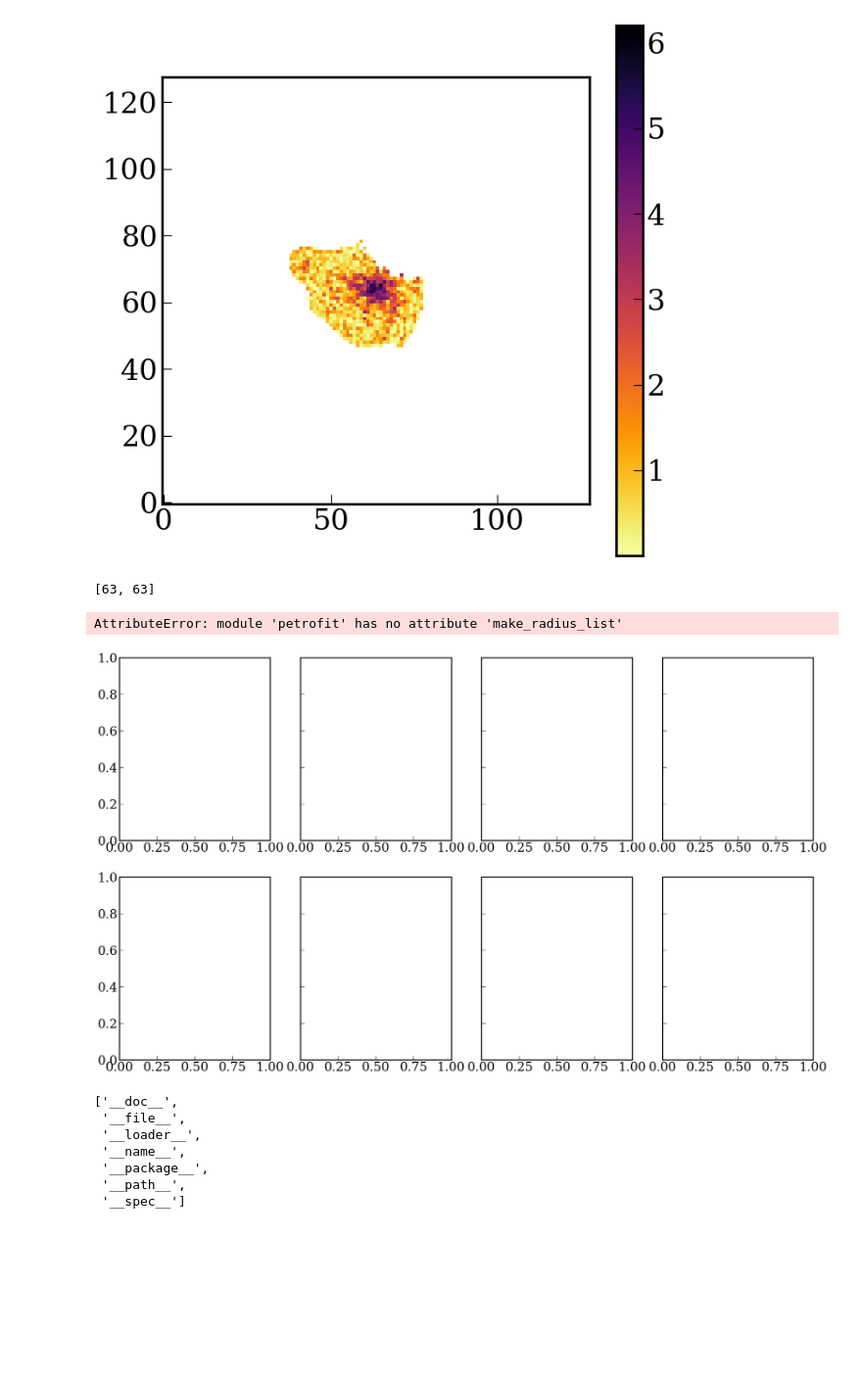
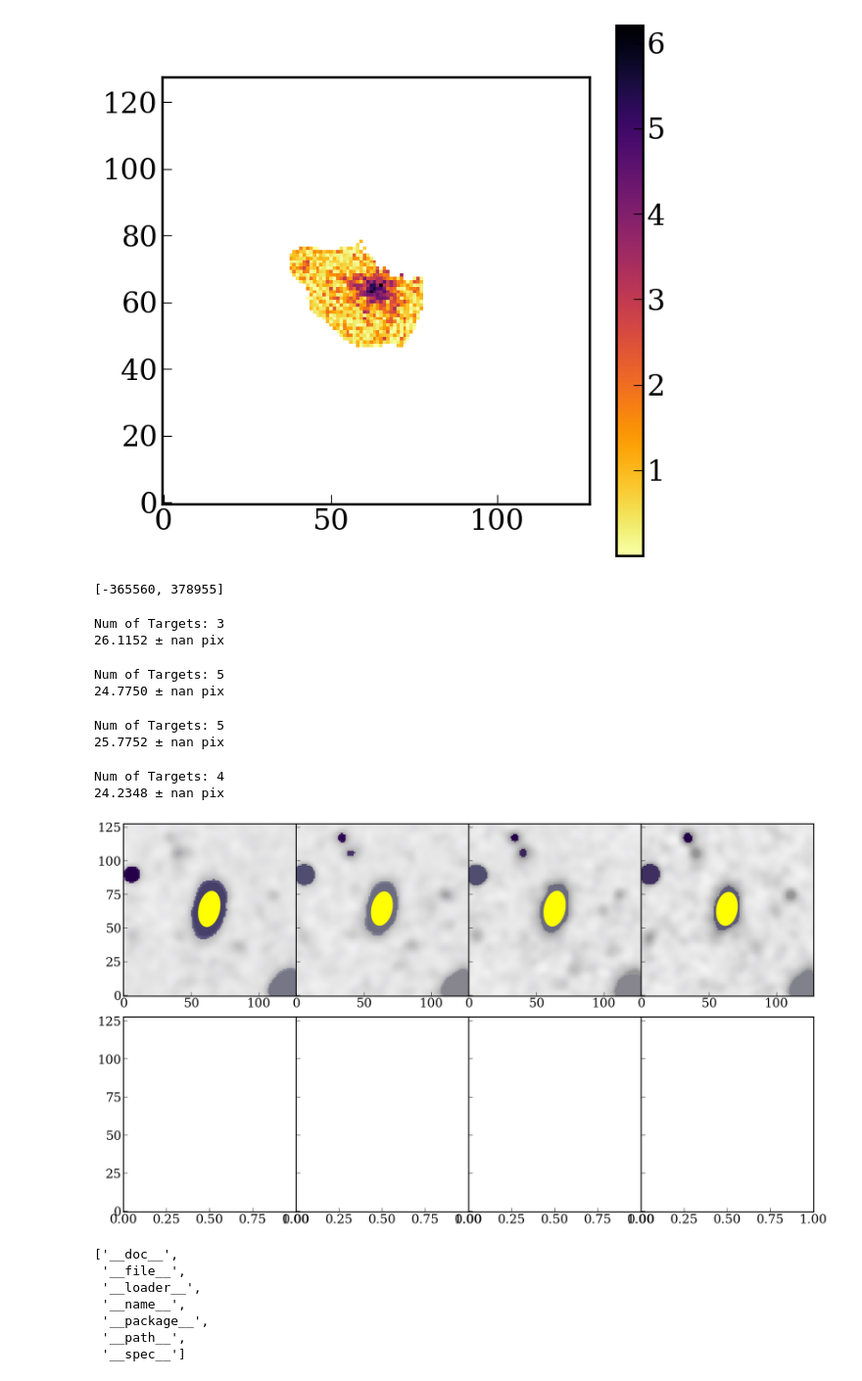
Before and after one commit to joy-228/morphy, a Jupyter notebook: photutils_test.ipynb, the cells around one changed output. Shown at 98% size. Saved outputs shown, nothing was run; the diff lists cells and outputs as text; code cells hidden in the pictures; blank space fills up the shorter version.

```diff
--- a/photutils_test.ipynb
+++ b/photutils_test.ipynb
@@ -123,11 +130,11 @@ def image_bkg(img_dat,c=['g','r','i','z']):
 
     return np.stack(img_sub,0),img_hdr, np.stack(img_rms,0),glob_rms
 # %%
-#filename = cutout_list[npr.choice(len(cutout_list))]
-#pos = [float(p) for p in re.findall(r"[-+]?(?:\d*\.*\d+)", filename)]
+filename = cutout_list[npr.choice(len(cutout_list))]
+pos = [float(p) for p in re.findall(r"[-+]?(?:\d*\.*\d+)", filename)]
 pos = [0.1193843,20.6195711]
-filename = 'cutout_{:.4f}_{:.4f}.fits'.format(pos[0],pos[1])
-print(filename,pos)
+#filename = 'cutout_{:.4f}_{:.4f}.fits'.format(pos[0],pos[1])
+#print(filename,pos)
 #pos = np.array([8.3580602,-64.2416358])
 pos_coord = SkyCoord(ra=pos[0]*u.degree, dec=pos[1]*u.degree, frame='icrs')
 #download_cutout(pos.reshape(1,2))
@@ -391,8 +397,7 @@ dir(statmorph)
 <matplotlib.colorbar.Colorbar at 0x...>
 [figure]
 # %%
-#from astropy.stats import sigma_clipped_stats
-#from photutils.utils import calc_total_error
+
 from astropy.convolution import convolve
 
 fig,ax=plt.subplots(2,4,figsize=(24,14),sharey=True)
@@ -400,6 +405,7 @@ fig,ax=plt.subplots(2,4,figsize=(24,14),sharey=True)
 w = wcs.WCS(img_hdr,naxis=2)
 wc = [int(i) for i in w.world_to_pixel(pos_coord)]
 print(wc)
+model_psf = psf_grid(d_psf=8,fwhm=3)
 
 max_pix = 50
 r_list = pf.make_radius_list(max_pix=max_pix, # Max pixel to go up to
@@ -423,37 +429,44 @@ for i,key in enumerate(channels):
 
         print("Num of Targets:", len(cat))
 
-        ax[0,i].imshow(segm_deblend, interpolation='nearest', cmap=mcm.Purples,vmin=0, vmax=len(cat), origin='lower',alpha=0.4)
+        ax[0,i].imshow(segm_deblend, interpolation='nearest', cmap=mcm.Purples,vmin=0, vmax=len(cat), origin='lower',alpha=0.6)
 
         source = cat[sorted_idx_list[0]]  # get source from the catalog
 
         # Photomerty
         flux_arr, area_arr, error_arr = pf.source_photometry(
             # Inputs
             source, # Source (`photutils.segmentation.catalog.SourceCatalog`)
             result, # Image as 2D array
             segm_deblend, # Deblended segmentation map of image
 
             r_list, # list of aperture radii
             error=img_rms[i], # Error image (optional)
 
         )
 
         p = pf.Petrosian(r_list, area_arr, flux_arr, flux_err=error_arr)
         print("{:0.4f} ± {:0.4f} pix".format(p.r_petrosian, p.r_petrosian_err))
 
         x0,y0 = source.to_table()['xcentroid'][0],source.to_table()['ycentroid'][0]
         eccn,theta = source.to_table()['eccentricity'][0],source.to_table()['orientation'][0].value
 
         ellipse = Ellipse((x0,y0), p.r_petrosian, p.r_petrosian*np.sqrt(1-eccn*eccn), angle=theta,lw=3,color='yellow')
         ax[0,i].add_artist(ellipse)
 
 plt.subplots_adjust(wspace=0.0,hspace=0.05)
 plt.show()
 # %% [output]
-[63, 63]
+[-365560, 378955]
-AttributeError: module 'petrofit' has no attribute 'make_radius_list'
+Num of Targets: 3
+26.1152 ± nan pix
+Num of Targets: 5
+24.7750 ± nan pix
+Num of Targets: 5
+25.7752 ± nan pix
+Num of Targets: 4
+24.2348 ± nan pix
-[figure, old version]
+[figure, new version]
 # %%
 dir(pf)
 # %% [output]
```
Also changed, not shown: parts of 4 cells of this notebook, 4 other files.
